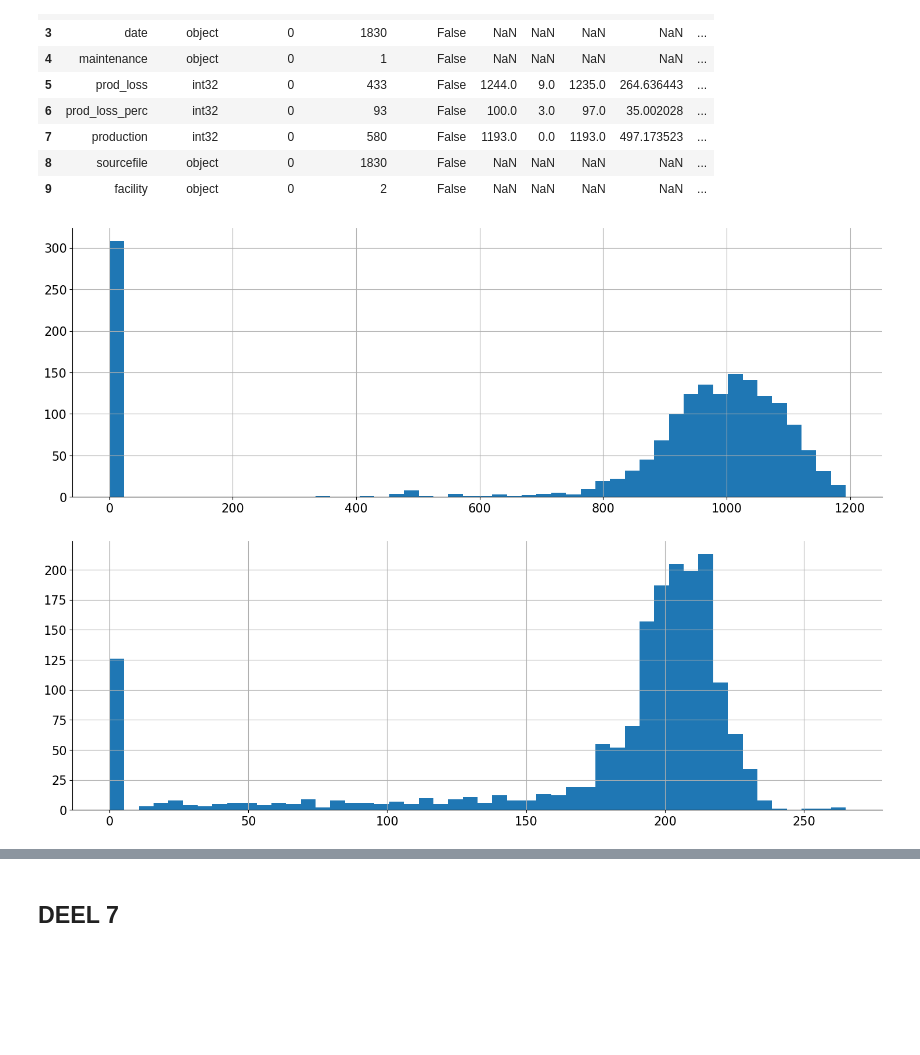
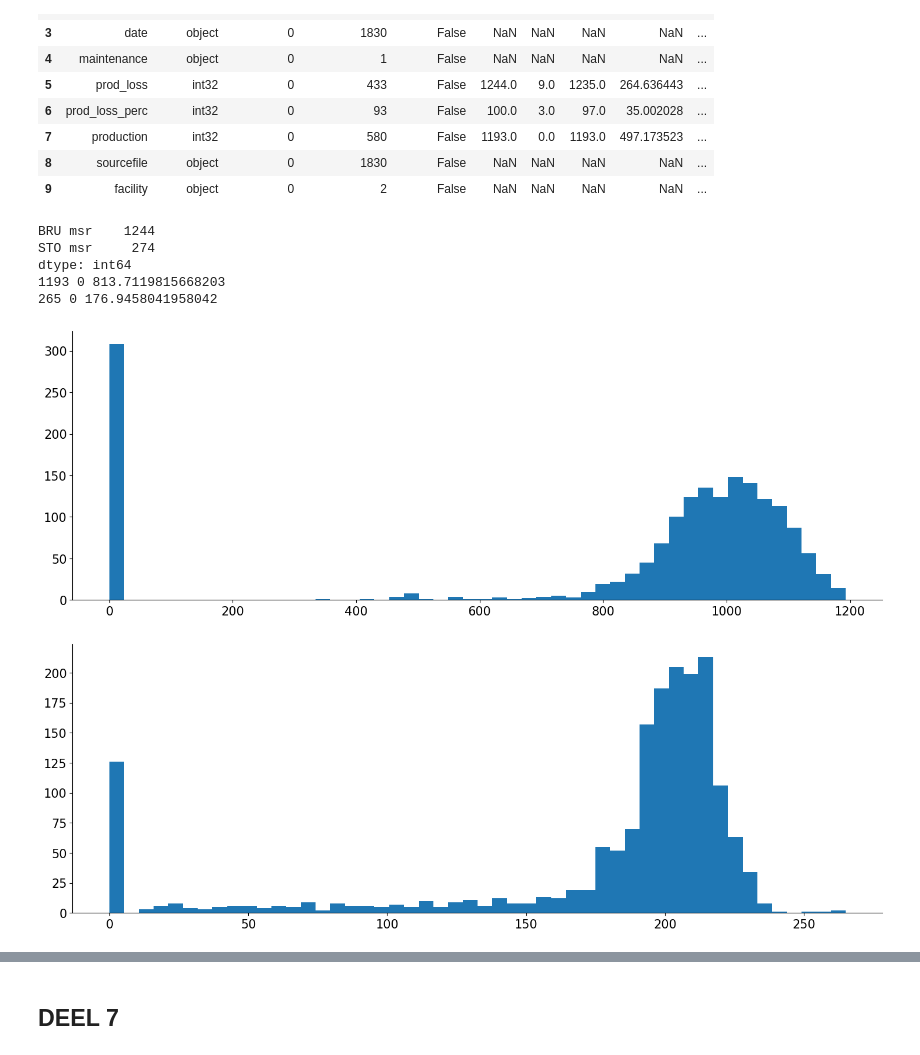
Before and after one commit to Frederic-P/evaluatie-statiestiek, a Jupyter notebook: notebooks/notebook.ipynb, the cells around one changed output, grey strips where cells are left out. Cells and saved outputs as stored; diff of their text form; code cells hidden in the pictures; blank space fills up the shorter version.

```diff
--- a/notebooks/notebook.ipynb
+++ b/notebooks/notebook.ipynb
@@ -25,6 +25,7 @@ from utils.production import *
 initialize_custom_style()
 # %%
 ##configurable stuff: read the file, asign it to variables:
+binamount = 50
 root_dir = config.get_root_dir()
 config_dict = config.readconfig(os.path.join(root_dir, 'config/config_production.json'))
 data_dir = os.path.join(root_dir, config_dict['data_dir'])
@@ -80,17 +89,29 @@ preflightchecks(production_data_no_maintenance)
 | 7 | production | int32 | 0 | 580 | False | 1193.0 | 0.0 | 1193.0 | 497.173523 | ... |
 | 8 | sourcefile | object | 0 | 1830 | False | NaN | NaN | NaN | NaN | ... |
 | 9 | facility | object | 0 | 2 | False | NaN | NaN | NaN | NaN | ... |
+# %%
+
+print(master_production_data)
+for facility, group in production_data_no_maintenance.groupby('facility'):
+    print(group.production.max(), group.production.min(), group.production.mean())
+# %% [output]
+BRU msr    1244
+STO msr     274
+dtype: int64
+1193 0 813.7119815668203
+265 0 176.9458041958042
 # %%
 #what's the chance of NO PRODUCITON per facility IGNORING maintenance:
 no_production_chance = {}
 for facility, group in production_data_no_maintenance.groupby('facility'):
-    no_production_chance[facility] = group.query('production == 0').shape[0]/group.query('production > 0').shape[0]
+    ##you need to extract the ratio of days with UNPLANNED zero production over the total days of planned production
+    no_production_chance[facility] = group.query('production == 0').shape[0]/group.shape[0]
     #to have an idea of what we should be targetting in our data:
-    group.production.hist(bins= 50)
+    group.production.hist(bins = binamount, grid = False)
     plt.show()
 # %% [output]
-[figure, old version]
+[figure, new version]
-[figure, old version]
+[figure, new version]
 # %%
 
 no_production_days = production_data_no_maintenance.query("production == 0")
```
Also changed, not shown: parts of 20 cells of this notebook.
